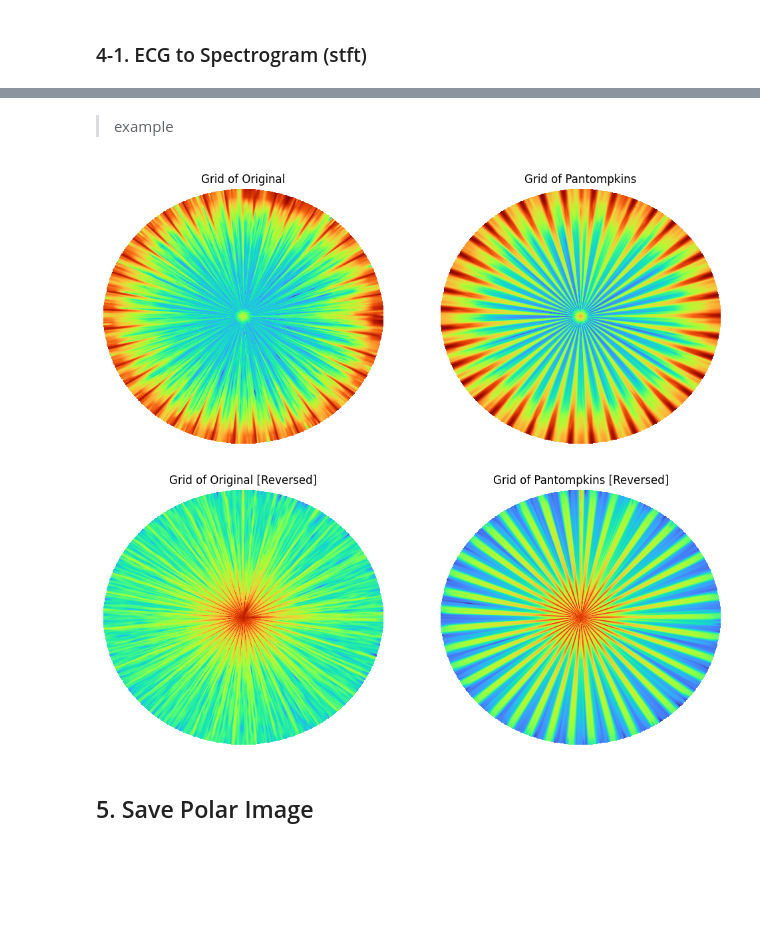
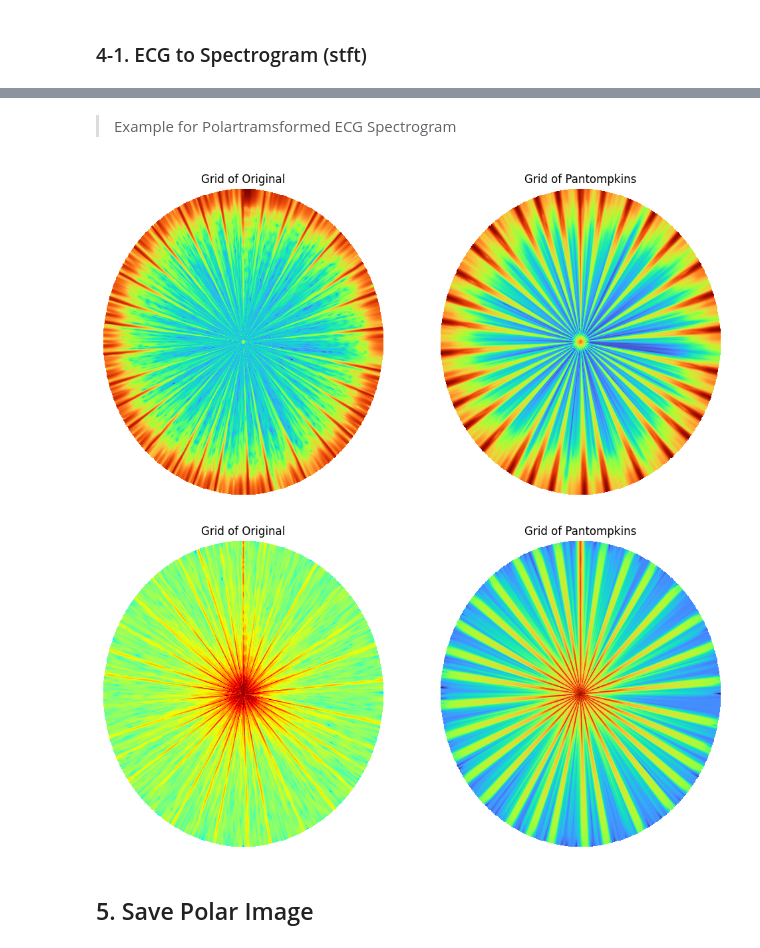
Before and after one commit to StrongLumiere/ECG-Project, a Jupyter notebook: Polar Spectrogram Project.ipynb, the cells around one changed output, grey strips where cells are left out. Saved outputs shown, nothing was run; the diff lists cells and outputs as text; code cells hidden in the pictures; blank space fills up the shorter version.

```diff
--- a/Polar Spectrogram Project.ipynb
+++ b/Polar Spectrogram Project.ipynb
@@ -488,14 +513,24 @@ kspace_data_visualization(grid_d, grid_x, grid_y)
-# %% [markdown]
-> example
+# %% [markdown]
+> Example for Polartramsformed ECG Spectrogram
 # %%
 
 # Example
-id = 'A00001'
+id = 'A00004'
 ecg_signal, fs = ecg_read(id)
 
-# Spectrogram of original signal
+#pectrogram of original signal
 window_length = int(0.1 * fs)
-frequencies, times, stft = signal.stft(ecg_signal, fs, nperseg=window_length)
+
+frequencies, times, stft = signal.stft(ecg_signal, fs, nperseg=window_length,nfft=128)
+
+#STFT 개선된 설정
+# nperseg = 256  # 추천 윈도우 크기
+# nfft = 512  # FFT 점수
+# noverlap = nperseg // 2  # 50% 오버랩
+
+# #STFT 계산
+# frequencies, times, stft = signal.stft(ecg_signal, fs, nperseg=nperseg, nfft=nfft, noverlap=noverlap)
+
 
 
 # PT Algorithm Denoised
@@ -504,6 +539,8 @@ ecg_signal_denoised = pt_tompkins
 
 # Spectrogram of denoised signal
 frequencies, times, pt_stft = signal.stft(ecg_signal_denoised, fs, nperseg=window_length)
+# frequencies, times, pt_stft = signal.stft(ecg_signal_denoised, fs, nperseg=nperseg, nfft=nfft, noverlap=noverlap)
+
 
 # # logscale
 stft =np.log(abs(stft+1e-10))
@@ -516,45 +553,45 @@ pt_k, x2, y2=spectrogram_polar_transform(pt_stft, grid_resolution = 512, flipped
 
 
 # K-Space plot
-fig, axs = plt.subplots(1, 2, figsize=(12, 5))
+fig, axs = plt.subplots(1, 2, figsize=(12, 6))
 
 # polar raw_stft
 extent1 = [x1.min(), x1.max(), y1.min(), y1.max()]
 cax1 = axs[0].imshow(raw_k, extent=extent1, origin='lower', cmap='turbo', aspect='auto')
 axs[0].set_title('Grid of Original')
 axs[0].axis('off')
 
 # polar pt_stft
 extent2 = [x2.min(), x2.max(), y2.min(), y2.max()]
 cax3 = axs[1].imshow(pt_k, extent=extent2, origin='lower', cmap='turbo', aspect='auto')
 axs[1].set_title('Grid of Pantompkins')
 axs[1].axis('off')
 
 ### reversed ####
 raw_k, x1, y1=spectrogram_polar_transform(stft, grid_resolution = 512, flipped_up = False, method = 'linear')
 pt_k, x2, y2=spectrogram_polar_transform(pt_stft, grid_resolution = 512, flipped_up = False, method = 'linear')
 
 # K-Space plot
-fig, axs = plt.subplots(1, 2, figsize=(12, 5))
+fig, axs = plt.subplots(1, 2, figsize=(12, 6))
 
 #  polar raw_stft
 extent1 = [x1.min(), x1.max(), y1.min(), y1.max()]
-cax1 = axs[0].imshow(raw_k, extent=extent1, origin='lower', cmap='turbo', aspect='auto')
-axs[0].set_title('Grid of Original [Reversed]')
+cax1 = axs[0].imshow(raw_k, extent=extent1, origin='lower', cmap='jet', aspect='auto', vmin=-18, vmax=-2)
+axs[0].set_title('Grid of Original')
 axs[0].axis('off')
 
 # polar pt_stft
 extent3 = [x2.min(), x2.max(), y2.min(), y2.max()]
 cax3 = axs[1].imshow(pt_k, extent=extent3, origin='lower', cmap='turbo', aspect='auto')
-axs[1].set_title('Grid of Pantompkins [Reversed]')
+axs[1].set_title('Grid of Pantompkins')
 axs[1].axis('off')
 
 
 
 plt.show()
 # %% [output]
-[figure, old version]
+[figure, new version]
-[figure, old version]
+[figure, new version]
 # %% [markdown]
 ## 5. Save Polar Image
 # %% [markdown]
```
Also changed, not shown: parts of 17 cells of this notebook.
